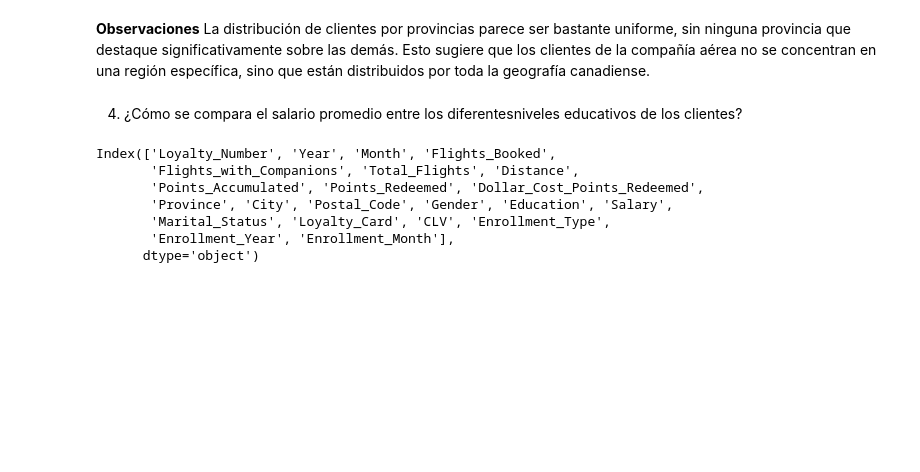
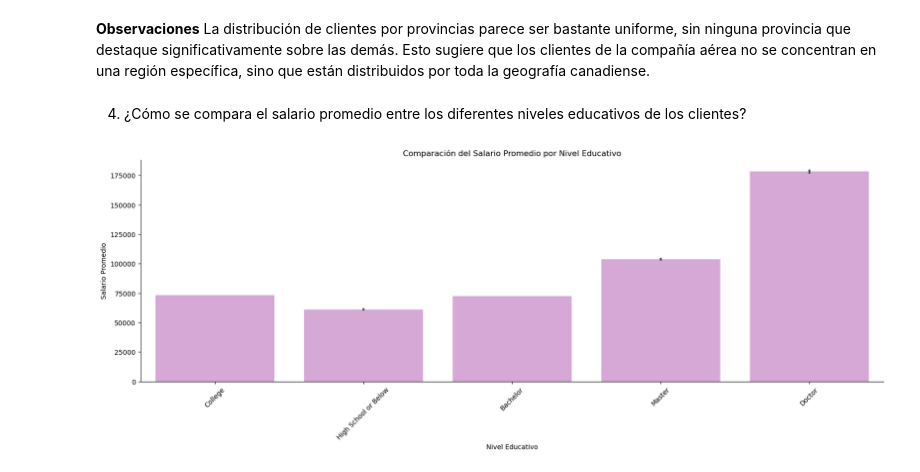
Before and after one commit to Adalab/bda-modulo-3-evaluacion-final-TaniaGraff, a Jupyter notebook: fase2_visualizacion.ipynb, the cells around one changed output. Cells and saved outputs as stored; diff of their text form; code cells hidden in the pictures; blank space fills up the shorter version.

```diff
--- a/fase2_visualizacion.ipynb
+++ b/fase2_visualizacion.ipynb
@@ -79,14 +83,18 @@ plt.gca().spines['top'].set_visible(False);
 # %% [markdown]
 **Observaciones** La distribución de clientes por provincias parece ser bastante uniforme, sin ninguna provincia que destaque significativamente sobre las demás. Esto sugiere que los clientes de la compañía aérea no se concentran en una región específica, sino que están distribuidos por toda la geografía canadiense.
 # %% [markdown]
-4. ¿Cómo se compara el salario promedio entre los diferentesniveles educativos de los clientes?
+4. ¿Cómo se compara el salario promedio entre los diferentes niveles educativos de los clientes?
-# %%
-df.columns
-# %% [output]
-Index(['Loyalty_Number', 'Year', 'Month', 'Flights_Booked',
-       'Flights_with_Companions', 'Total_Flights', 'Distance',
-       'Points_Accumulated', 'Points_Redeemed', 'Dollar_Cost_Points_Redeemed',
-       'Province', 'City', 'Postal_Code', 'Gender', 'Education', 'Salary',
-       'Marital_Status', 'Loyalty_Card', 'CLV', 'Enrollment_Type',
-       'Enrollment_Year', 'Enrollment_Month'],
-      dtype='object')
+# %%
+#Vuelvo a usar un gráfico de barras o barplot para hacer esta comparación.
+orden = ['College', 'High School or Below', 'Bachelor', 'Master', 'Doctor']
+
+plt.figure(figsize=(20, 6))
+sns.barplot(x='Education', y='Salary', data=df, color='plum', order=orden)
+plt.xlabel('Nivel Educativo')
+plt.ylabel('Salario Promedio')
+plt.title('Comparación del Salario Promedio por Nivel Educativo')
+plt.xticks(rotation=45)
+plt.gca().spines['right'].set_visible(False)
+plt.gca().spines['top'].set_visible(False);
+# %% [output]
+[figure, added]
```
Also changed, not shown: parts of 11 cells of this notebook.
